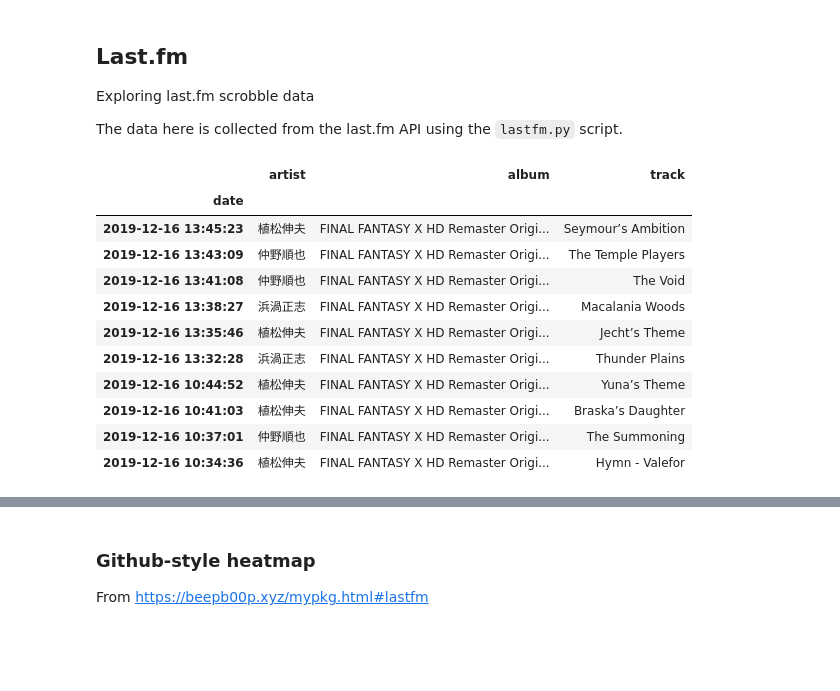
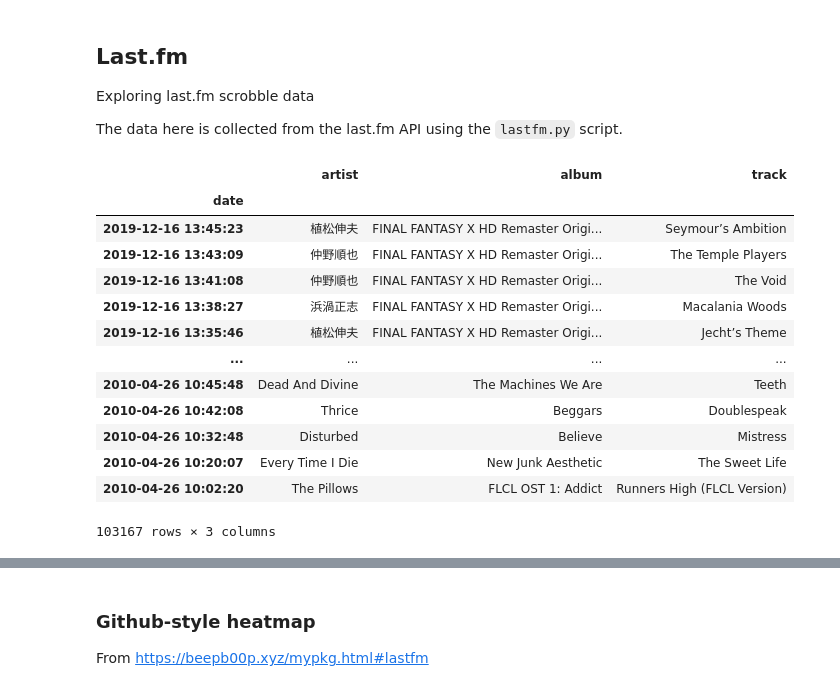
Before and after one commit to m-wild/my, a Jupyter notebook: music/lastfm.ipynb, the cells around one changed output, grey strips where cells are left out. Drawn from its saved outputs; the diff is of its cells as text; code cells hidden in the pictures; blank space fills up the shorter version.

```diff
--- a/music/lastfm.ipynb
+++ b/music/lastfm.ipynb
@@ -7,31 +7,35 @@ The data here is collected from the last.fm API using the `lastfm.py` script.
 # %%
 import sqlite3
 import pandas as pd
 import matplotlib.pyplot as plt
 
-conn = sqlite3.connect("mwild.db")
+conn = sqlite3.connect("../mwild.db")
 
 data = pd.read_sql_query(
-    """select strftime('%s', date, 'unixepoch', 'localtime') as date, artist, album, track
+    """select date, artist, album, track
     from music_scrobbles
     where date > 0
     order by date desc""",
     conn,
     index_col="date",
     parse_dates={"date": "s"})
 
-data[:10]
+conn.close()
+
+data
 # %% [output]
 |  | artist | album | track |
 | date |  |  |  |
 | 2019-12-16 13:45:23 | 植松伸夫 | FINAL FANTASY X HD Remaster Origi... | Seymour’s Ambition |
 | 2019-12-16 13:43:09 | 仲野順也 | FINAL FANTASY X HD Remaster Origi... | The Temple Players |
 | 2019-12-16 13:41:08 | 仲野順也 | FINAL FANTASY X HD Remaster Origi... | The Void |
 | 2019-12-16 13:38:27 | 浜渦正志 | FINAL FANTASY X HD Remaster Origi... | Macalania Woods |
 | 2019-12-16 13:35:46 | 植松伸夫 | FINAL FANTASY X HD Remaster Origi... | Jecht’s Theme |
-| 2019-12-16 13:32:28 | 浜渦正志 | FINAL FANTASY X HD Remaster Origi... | Thunder Plains |
-| 2019-12-16 10:44:52 | 植松伸夫 | FINAL FANTASY X HD Remaster Origi... | Yuna’s Theme |
-| 2019-12-16 10:41:03 | 植松伸夫 | FINAL FANTASY X HD Remaster Origi... | Braska’s Daughter |
-| 2019-12-16 10:37:01 | 仲野順也 | FINAL FANTASY X HD Remaster Origi... | The Summoning |
-| 2019-12-16 10:34:36 | 植松伸夫 | FINAL FANTASY X HD Remaster Origi... | Hymn - Valefor |
+| ... | ... | ... | ... |
+| 2010-04-26 10:45:48 | Dead And Divine | The Machines We Are | Teeth |
+| 2010-04-26 10:42:08 | Thrice | Beggars | Doublespeak |
+| 2010-04-26 10:32:48 | Disturbed | Believe | Mistress |
+| 2010-04-26 10:20:07 | Every Time I Die | New Junk Aesthetic | The Sweet Life |
+| 2010-04-26 10:02:20 | The Pillows | FLCL OST 1: Addict | Runners High (FLCL Version) |
+103167 rows × 3 columns
 # %% [markdown]
```
Also changed, not shown: parts of 9 cells of this notebook, 4 other files.
